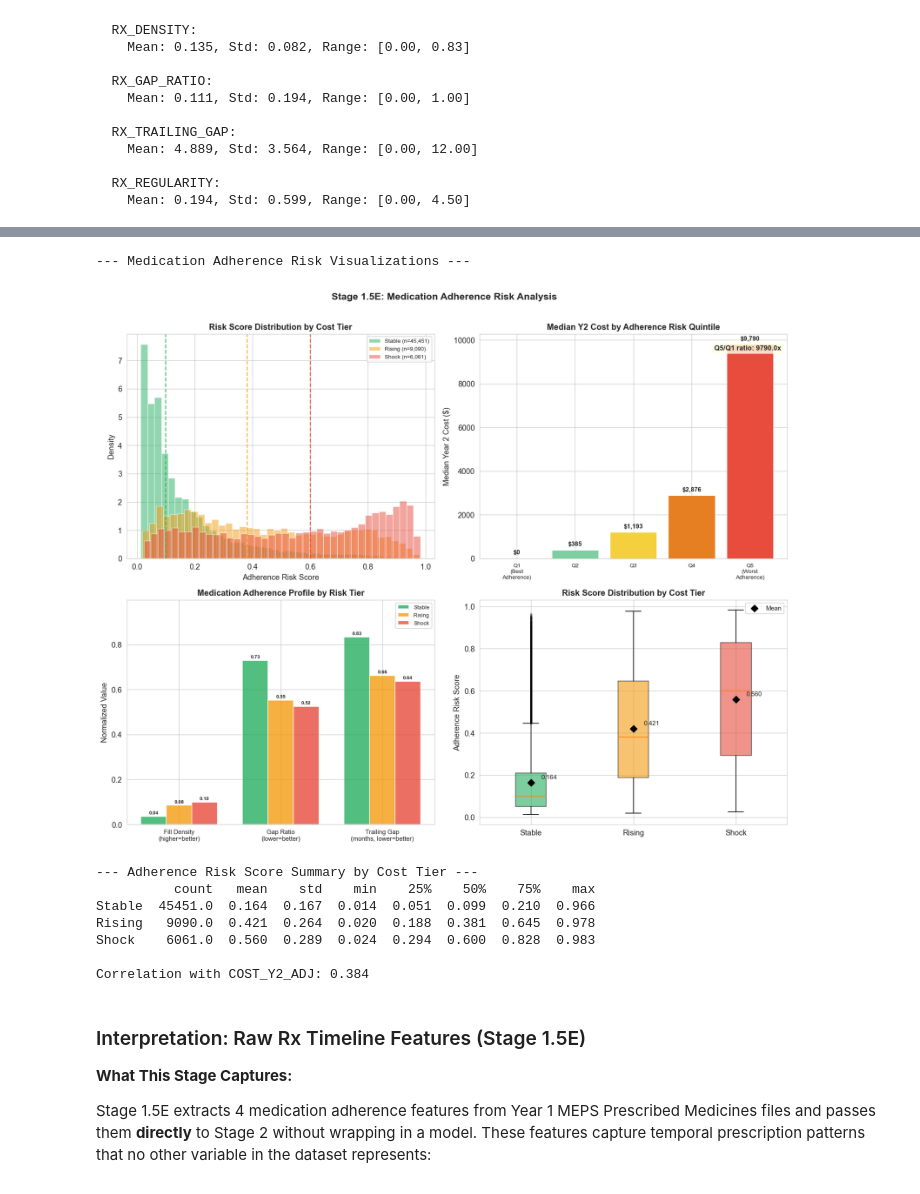
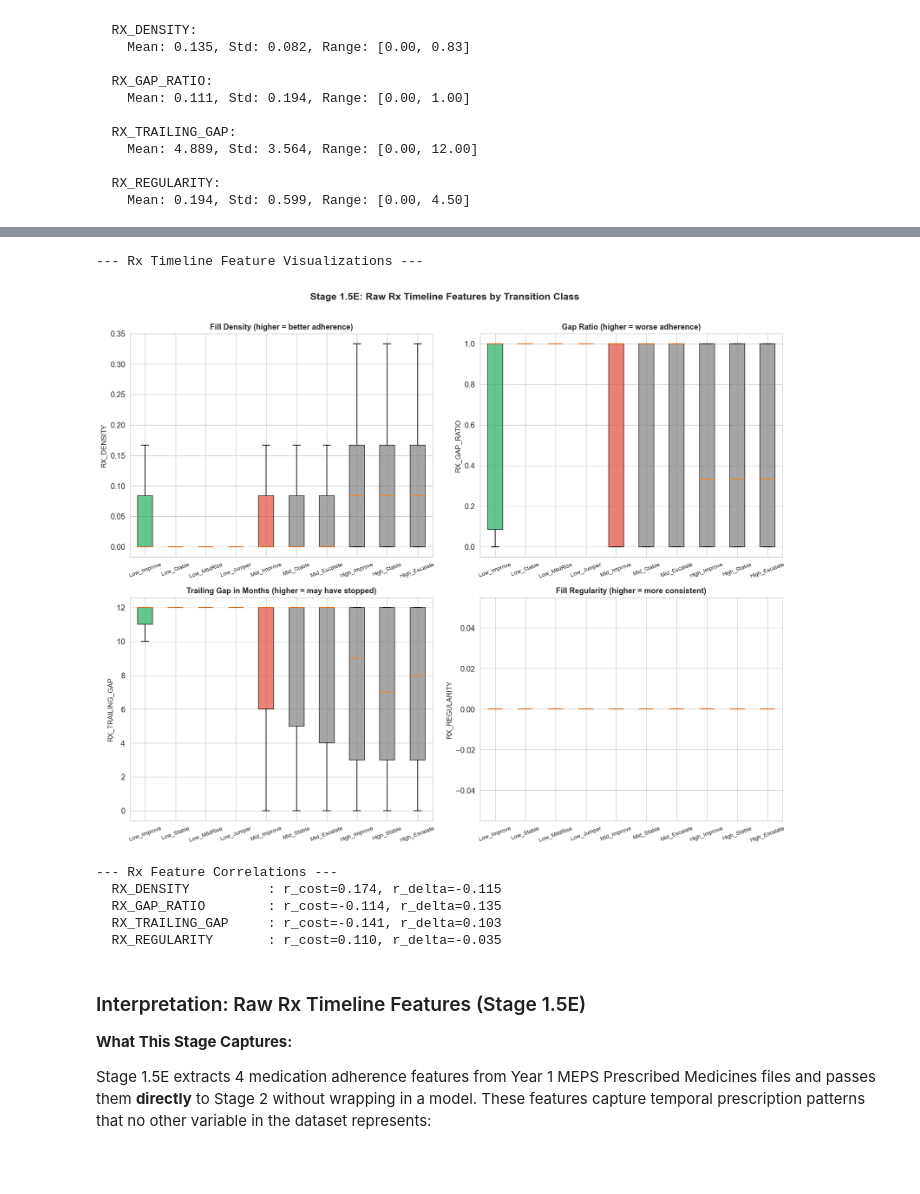
Before and after one commit to Robot0920/meps_healthcare_expenditure_prediction, a Jupyter notebook: notebooks/5.2_stage1_5_and_stage2_modeling.ipynb, the cells around one changed output, grey strips where cells are left out. Cells and saved outputs as stored; diff of their text form; code cells hidden in the pictures.

```diff
--- a/notebooks/5.2_stage1_5_and_stage2_modeling.ipynb
+++ b/notebooks/5.2_stage1_5_and_stage2_modeling.ipynb
@@ -75,7 +75,11 @@ else:
     print(f"Loaded base processed data: {DATA_PATH_BACKUP}")
     has_stage1_output = False
 
-TRANSITION_NAMES = {0: 'Improving', 1: 'Stable', 2: 'Mild Riser', 3: 'Riser', 4: 'Jumper'}
+CLASS_NAMES = {
+    0: 'Low_Improve',   1: 'Low_Stable',    2: 'Low_MildRise',  3: 'Low_Jumper',
+    4: 'Mid_Improve',   5: 'Mid_Stable',    6: 'Mid_Escalate',
+    7: 'High_Improve',  8: 'High_Stable',   9: 'High_Escalate',
+}
 
 print(f"\nDataset: {len(df):,} rows, {len(df.columns)} columns")
 print(f"Stage 1 Latent Factors Available: {has_stage1_output}")
@@ -871,43 +866,41 @@ if all(f in df.columns for f in RX_VIZ_FEATS) and df['RX_DENSITY'].notna().sum()
         box_data = []
         box_labels = []
         for t in sorted(hv['RISK_TIER'].unique()):
             vals = hv.loc[hv['RISK_TIER'] == t, feat].dropna()
             if len(vals) > 10:
                 box_data.append(vals.values)
-                box_labels.append(TRANSITION_NAMES.get(t, str(t)))
+                box_labels.append(CLASS_NAMES.get(t, str(t)))
 
         bp = ax.boxplot(box_data, labels=box_labels, patch_artist=True, showfliers=False)
         for patch, t in zip(bp['boxes'], sorted(hv['RISK_TIER'].unique())):
             patch.set_facecolor(trans_colors.get(t, 'gray'))
             patch.set_alpha(0.7)
 
         ax.set_ylabel(feat, fontsize=10)
         ax.set_title(title, fontsize=11, fontweight='bold')
         ax.tick_params(axis='x', rotation=20, labelsize=8)
 
     plt.tight_layout()
     plt.savefig(REPORT_DIR / 'figures' / 'stage1_5e_rx_features.png', dpi=150, bbox_inches='tight')
     plt.show()
 
     # Correlation summary
     print("\n--- Rx Feature Correlations ---")
     for feat in RX_VIZ_FEATS:
         r_cost = hv[feat].corr(hv['COST_Y2_ADJ'])
         r_delta = hv[feat].corr(hv['DELTA_BIN']) if 'DELTA_BIN' in hv.columns else np.nan
         print(f"  {feat:20s}: r_cost={r_cost:.3f}, r_delta={r_delta:.3f}")
 
 else:
     print("Rx timeline features not available for visualization.")
 # %% [output]
---- Medication Adherence Risk Visualizations ---
+--- Rx Timeline Feature Visualizations ---
-[figure, old version]
+[figure, new version]
---- Adherence Risk Score Summary by Cost Tier ---
-          count   mean    std    min    25%    50%    75%    max
-Stable  45451.0  0.164  0.167  0.014  0.051  0.099  0.210  0.966
-Rising   9090.0  0.421  0.264  0.020  0.188  0.381  0.645  0.978
-Shock    6061.0  0.560  0.289  0.024  0.294  0.600  0.828  0.983
-
-Correlation with COST_Y2_ADJ: 0.384
+--- Rx Feature Correlations ---
+  RX_DENSITY          : r_cost=0.174, r_delta=-0.115
+  RX_GAP_RATIO        : r_cost=-0.114, r_delta=0.135
+  RX_TRAILING_GAP     : r_cost=-0.141, r_delta=0.103
+  RX_REGULARITY       : r_cost=0.110, r_delta=-0.035
 # %% [markdown]
 ### Interpretation: Raw Rx Timeline Features (Stage 1.5E)
 
```
Also changed, not shown: parts of 16 cells of this notebook, 18 other files.
